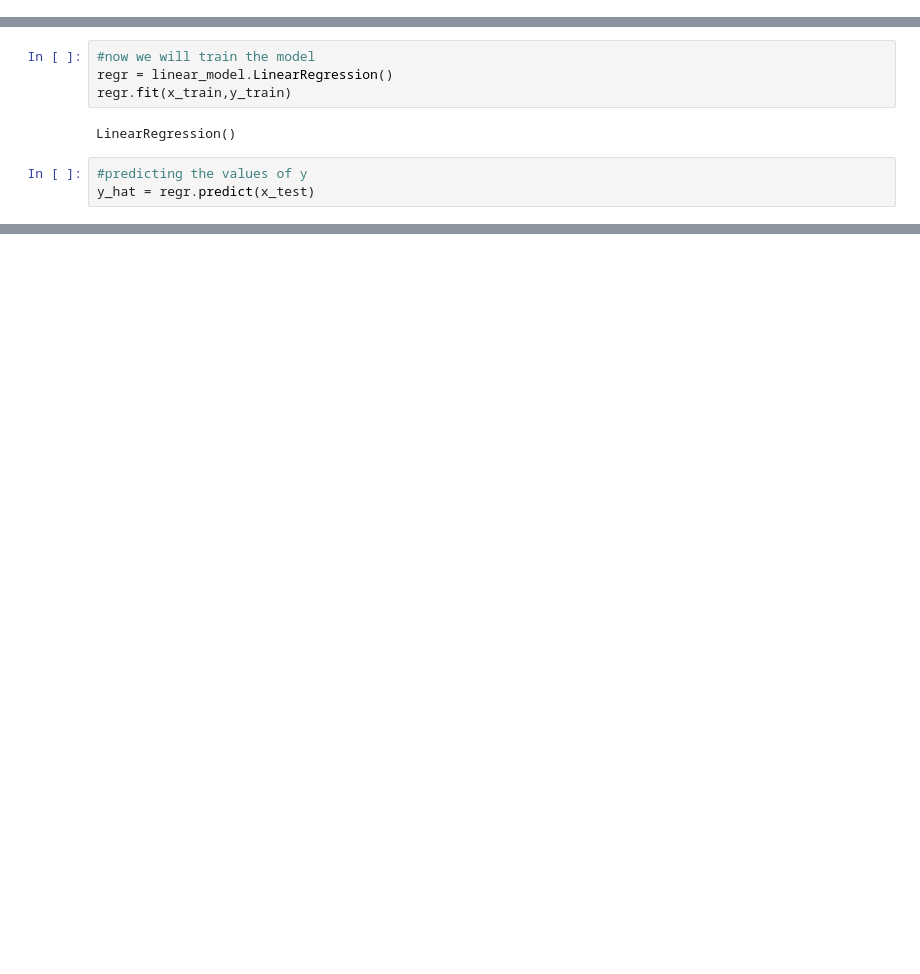
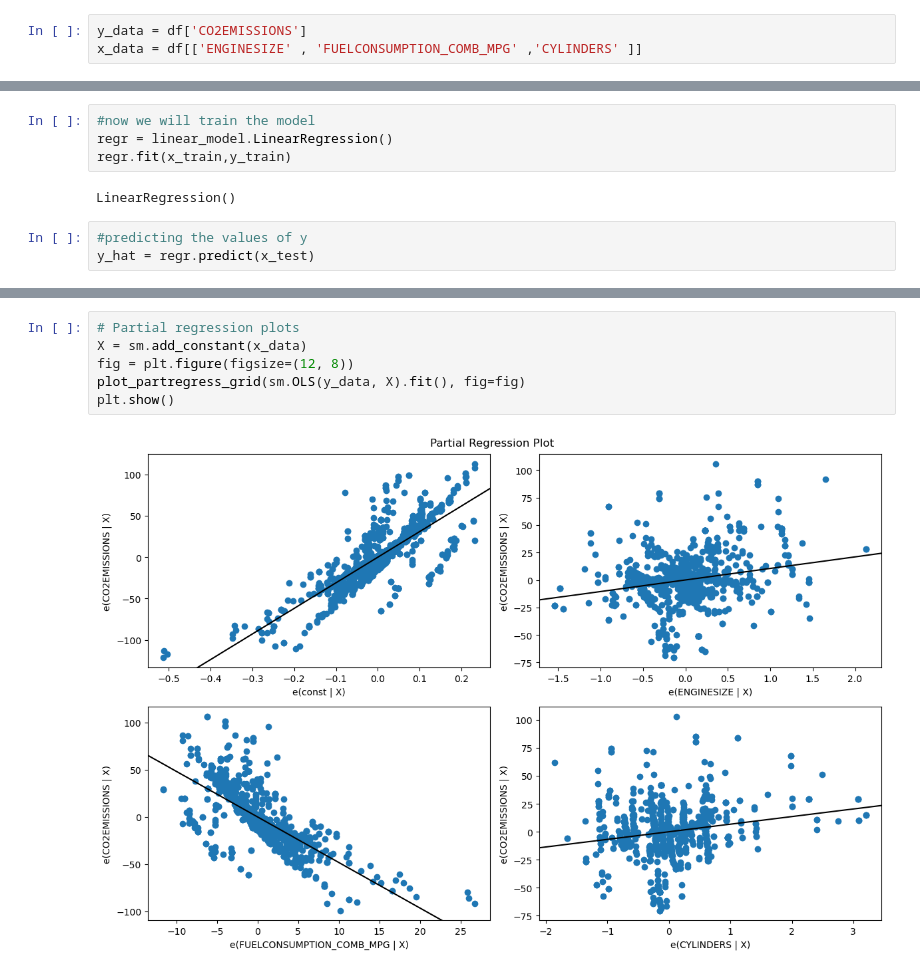
Before and after one commit to ezzaldien/predict-of-car-co2-emission, a Jupyter notebook: model_devolpment.ipynb, the cells around one changed output, grey strips where cells are left out. Cells and saved outputs as stored; diff of their text form; blank space fills up the shorter version.

```diff
--- a/model_devolpment.ipynb
+++ b/model_devolpment.ipynb
@@ -21,5 +23,8 @@ df.head()
 | 2 | 2014 | ACURA | ILX HYBRID | COMPACT | 1.5 | 4 | AV7 | Z | ... |
 | 3 | 2014 | ACURA | MDX 4WD | SUV - SMALL | 3.5 | 6 | AS6 | Z | ... |
 | 4 | 2014 | ACURA | RDX AWD | SUV - SMALL | 3.5 | 6 | AS6 | Z | ... |
+# %%
+y_data = df['CO2EMISSIONS']
+x_data = df[['ENGINESIZE' , 'FUELCONSUMPTION_COMB_MPG' ,'CYLINDERS' ]]
 # %%
 #now we will split the data into training and testing data
@@ -45,0 +52,8 @@ ValueError: x and y must be the same size
+# %%
+# Partial regression plots
+X = sm.add_constant(x_data)
+fig = plt.figure(figsize=(12, 8))
+plot_partregress_grid(sm.OLS(y_data, X).fit(), fig=fig)
+plt.show()
+# %% [output]
+[figure, added]
```
Also changed, not shown: parts of 8 cells of this notebook, 1 other file.
